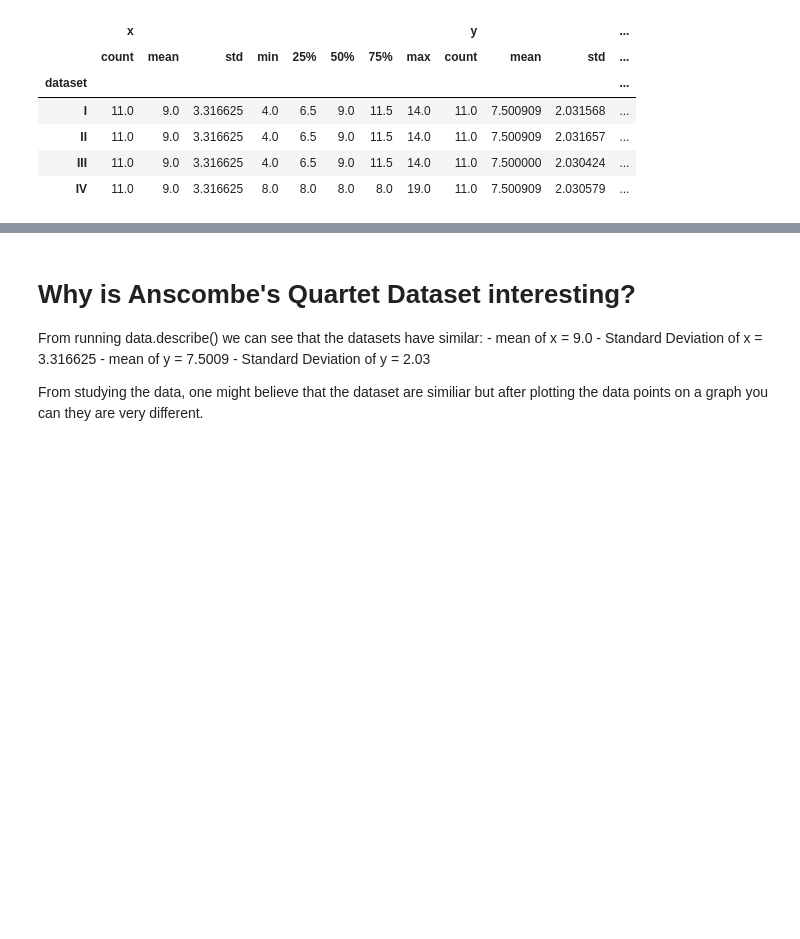
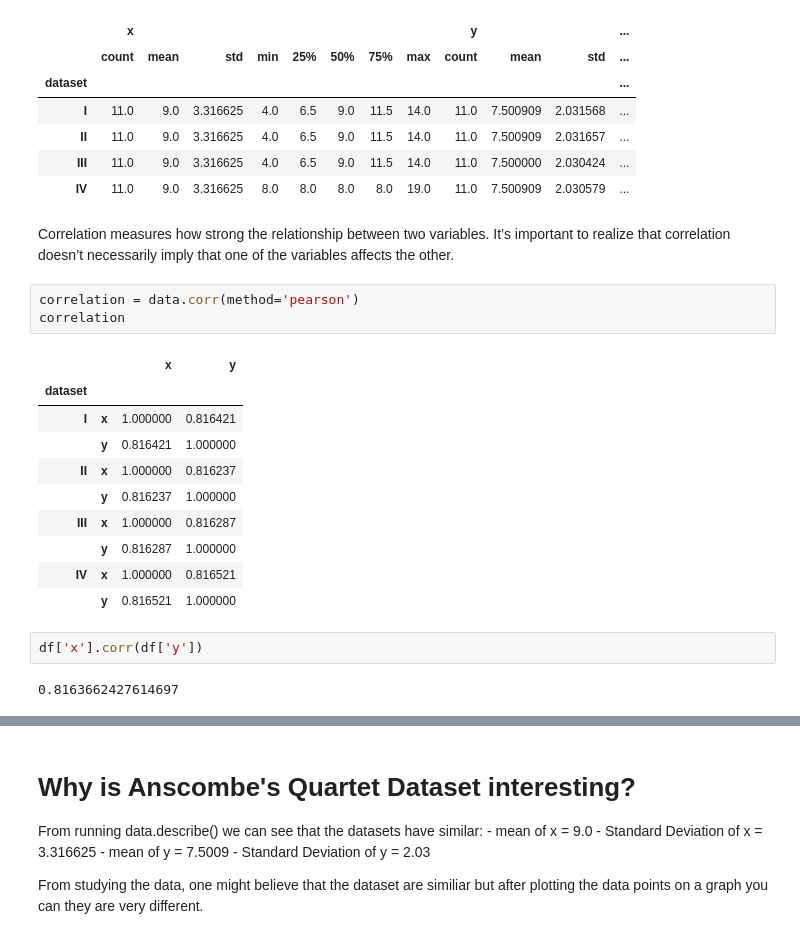
Before and after one commit to RitRa/Anscombe-s_quartet-dataset, a Jupyter notebook: Anscombe's Quartet Dataset.ipynb, the cells around one changed output, grey strips where cells are left out. Saved outputs shown, nothing was run; the diff lists cells and outputs as text; blank space fills up the shorter version.

Commit message:
correlation

```diff
--- a/Anscombe's Quartet Dataset.ipynb
+++ b/Anscombe's Quartet Dataset.ipynb
@@ -86,3 +88,23 @@ data.describe()
 | II | 11.0 | 9.0 | 3.316625 | 4.0 | 6.5 | 9.0 | 11.5 | 14.0 | 11.0 | 7.500909 | 2.031657 | ... |
 | III | 11.0 | 9.0 | 3.316625 | 4.0 | 6.5 | 9.0 | 11.5 | 14.0 | 11.0 | 7.500000 | 2.030424 | ... |
 | IV | 11.0 | 9.0 | 3.316625 | 8.0 | 8.0 | 8.0 | 8.0 | 19.0 | 11.0 | 7.500909 | 2.030579 | ... |
+# %% [markdown]
+Correlation measures how strong the relationship between two variables. It’s important to realize that correlation doesn’t necessarily imply that one of the variables affects the other.
+# %%
+correlation = data.corr(method='pearson')
+correlation
+# %% [output]
+|  |  | x | y |
+| dataset |  |  |  |
+| I | x | 1.000000 | 0.816421 |
+|  | y | 0.816421 | 1.000000 |
+| II | x | 1.000000 | 0.816237 |
+|  | y | 0.816237 | 1.000000 |
+| III | x | 1.000000 | 0.816287 |
+|  | y | 0.816287 | 1.000000 |
+| IV | x | 1.000000 | 0.816521 |
+|  | y | 0.816521 | 1.000000 |
+# %%
+df['x'].corr(df['y'])
+# %% [output]
+0.8163662427614697
```
Also changed, not shown: parts of 8 cells of this notebook.
